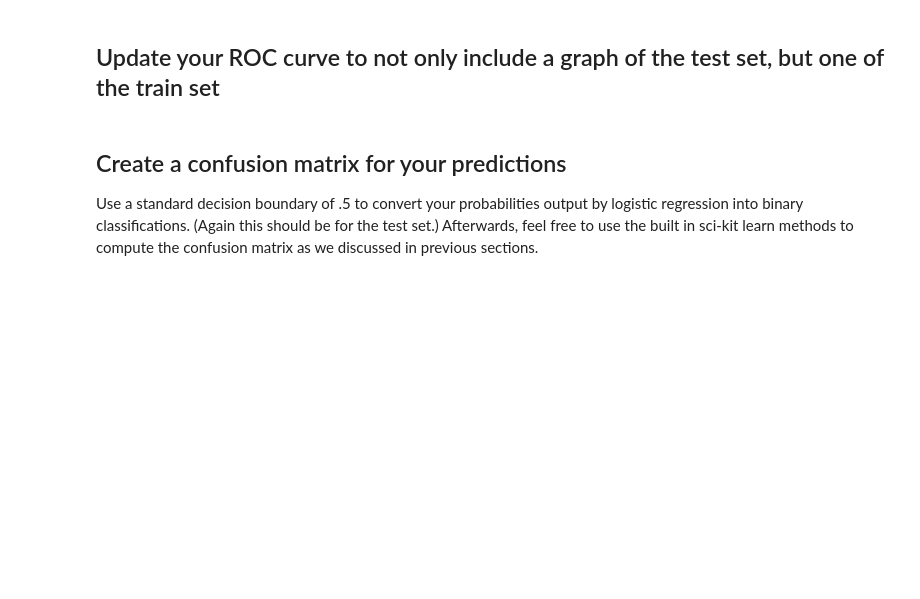
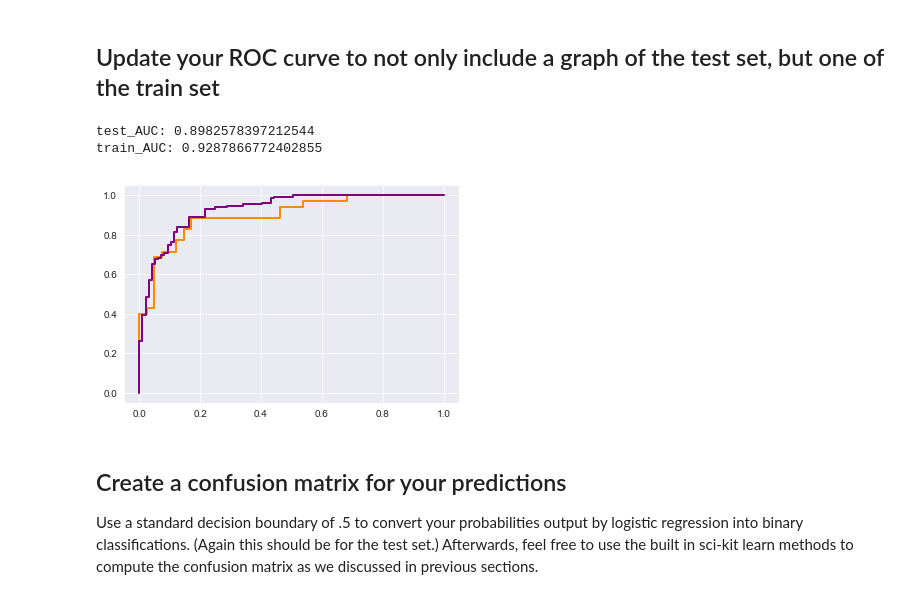
Before and after one commit to magnawhale/dsc-logistic-regression-model-comparisons-lab-online-ds-ft-051319, a Jupyter notebook: index.ipynb, the cells around one changed output. Cells and saved outputs as stored; diff of their text form; code cells hidden in the pictures; blank space fills up the shorter version.

```diff
--- a/index.ipynb
+++ b/index.ipynb
@@ -41,5 +92,20 @@ Use your code from the previous lab to once again train a logistic regression al
 # %% [markdown]
 ## Update your ROC curve to not only include a graph of the test set, but one of the train set
+# %%
+y_hat_train = sigmoid(np.dot(X_train, weights))
+test_fpr, test_tpr, test_thresholds = roc_curve(y_test, y_hat_test)
+train_fpr, train_tpr, train_thresholds = roc_curve(y_train, y_hat_train)
+# %%
+print('test_AUC: {}'.format(auc(test_fpr, test_tpr)))
+plt.plot(test_fpr, test_tpr, color='darkorange',
+         lw=2, label='ROC curve');
+print('train_AUC: {}'.format(auc(train_fpr, train_tpr)))
+plt.plot(train_fpr, train_tpr, color='purple',
+         lw=2, label='ROC curve');
+# %% [output]
+test_AUC: 0.8982578397212544
+train_AUC: 0.9287866772402855
+[figure, added]
 # %% [markdown]
 ## Create a confusion matrix for your predictions
 
```
Also changed, not shown: parts of 24 cells of this notebook.
